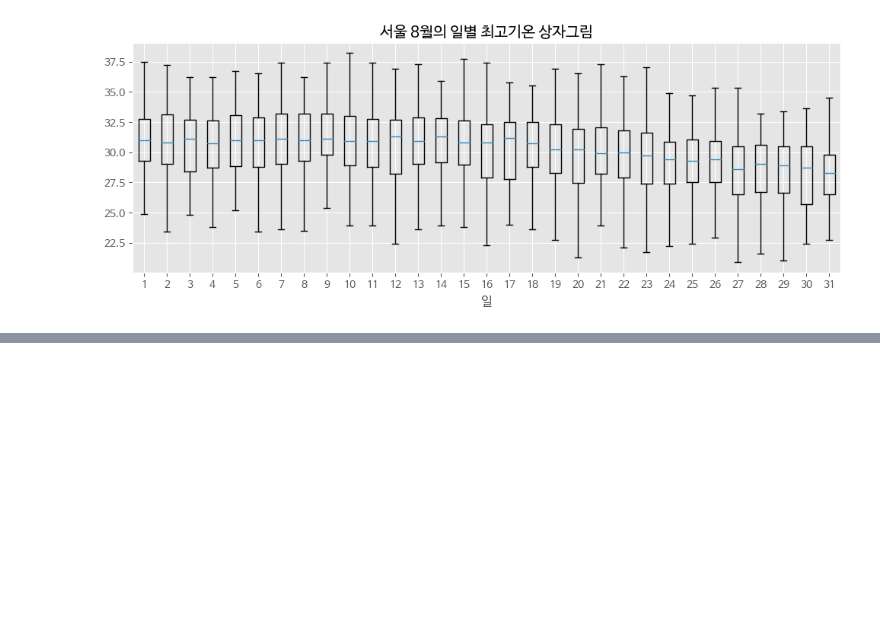
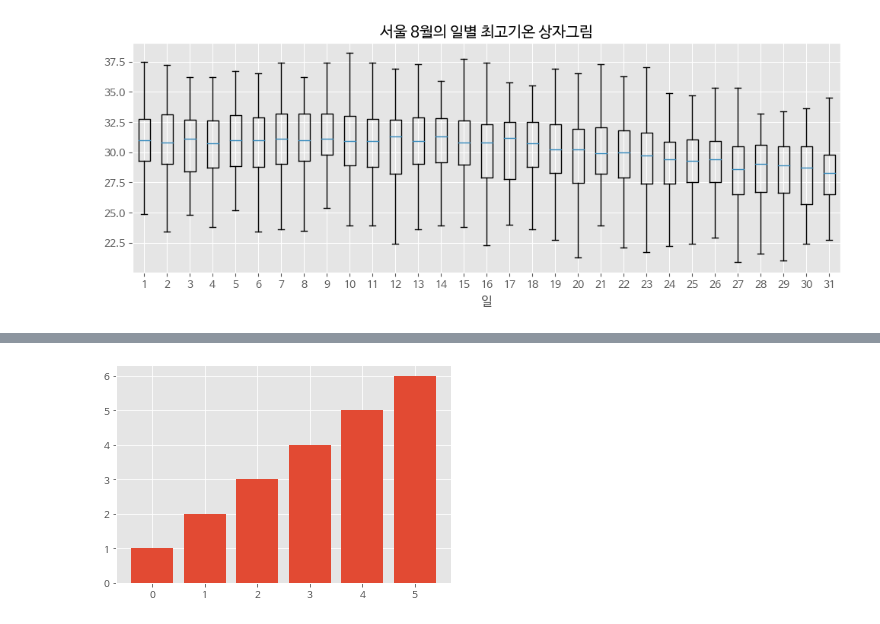
Before and after one commit to JamesLeeeeeee/ecademy, a Jupyter notebook: 20211103_이재관.ipynb, the cells around one changed output, grey strips where cells are left out. Cells and saved outputs as stored; diff of their text form; code cells hidden in the pictures; blank space fills up the shorter version.

```diff
--- a/20211103_이재관.ipynb
+++ b/20211103_이재관.ipynb
@@ -337,0 +413,6 @@ Drive already mounted at /content/gdrive; to attempt to forcibly remount, call d
+# %%
+import matplotlib.pyplot as plt
+plt.bar(range(6),[1,2,3,4,5,6])
+plt.show()
+# %% [output]
+[figure, added]
```
Also changed, not shown: parts of 17 cells of this notebook.
